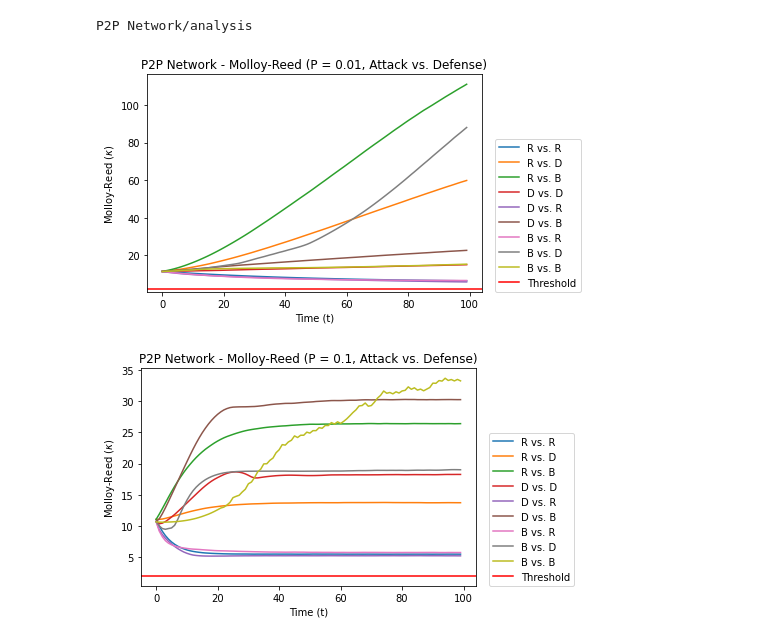
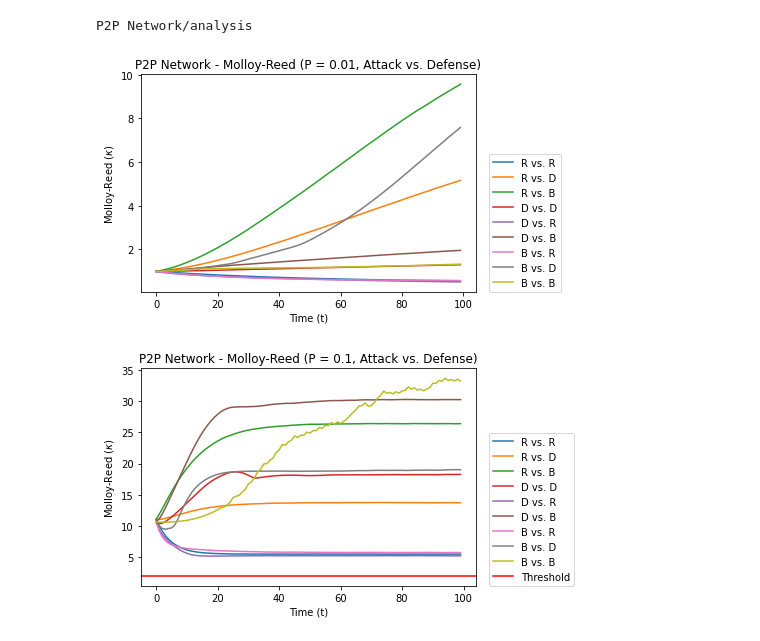
Before and after one commit to tonyrunqihuang/18755-Projects-Network-Destroy-Repair-Game, a Jupyter notebook: experiment/Analysis.ipynb, the cells around one changed output. Cells and saved outputs as stored; diff of their text form; code cells hidden in the pictures.

```diff
--- a/experiment/Analysis.ipynb
+++ b/experiment/Analysis.ipynb
@@ -38,45 +38,45 @@ def molloy_reed_plot(name, p):
     m8 = np.load(os.path.join(name, "Betweenness Attack vs. Degree Defense", str(p), "molloy_reed_result.npy"))
     m9 = np.load(os.path.join(name, "Betweenness Attack vs. Betweenness Defense", str(p), "molloy_reed_result.npy"))
 
 
-    m1 = [(m1[i]+m1[i+1])/2 for i in range(0, len(m1)-1, 2)]
-    m2 = [(m2[i]+m2[i+1])/2 for i in range(0, len(m2)-1, 2)]
-    m3 = [(m3[i]+m3[i+1])/2 for i in range(0, len(m3)-1, 2)]
-    m4 = [(m4[i]+m4[i+1])/2 for i in range(0, len(m4)-1, 2)]
-    m5 = [(m5[i]+m5[i+1])/2 for i in range(0, len(m5)-1, 2)]
-    m6 = [(m6[i]+m6[i+1])/2 for i in range(0, len(m6)-1, 2)]
-    m7 = [(m7[i]+m7[i+1])/2 for i in range(0, len(m7)-1, 2)]
-    m8 = [(m8[i]+m8[i+1])/2 for i in range(0, len(m8)-1, 2)]
-    m9 = [(m9[i]+m9[i+1])/2 for i in range(0, len(m9)-1, 2)]
+    m1 = [(m1[i]+m1[i+1])/2 / m1[0] for i in range(0, len(m1)-1, 2)]
+    m2 = [(m2[i]+m2[i+1])/2 / m2[0] for i in range(0, len(m2)-1, 2)]
+    m3 = [(m3[i]+m3[i+1])/2 / m3[0] for i in range(0, len(m3)-1, 2)]
+    m4 = [(m4[i]+m4[i+1])/2 / m4[0] for i in range(0, len(m4)-1, 2)]
+    m5 = [(m5[i]+m5[i+1])/2 / m5[0] for i in range(0, len(m5)-1, 2)]
+    m6 = [(m6[i]+m6[i+1])/2 / m6[0] for i in range(0, len(m6)-1, 2)]
+    m7 = [(m7[i]+m7[i+1])/2 / m7[0] for i in range(0, len(m7)-1, 2)]
+    m8 = [(m8[i]+m8[i+1])/2 / m8[0] for i in range(0, len(m8)-1, 2)]
+    m9 = [(m9[i]+m9[i+1])/2 / m9[0] for i in range(0, len(m9)-1, 2)]
 
     fig_name = 'Molloy Reed (p=' + str(p) + ').png'
 
     plt.figure()
     plt.plot(np.arange(len(m1)), m1, label = "R vs. R")
     plt.plot(np.arange(len(m2)), m2, label = "R vs. D")
     plt.plot(np.arange(len(m3)), m3, label = "R vs. B")
     plt.plot(np.arange(len(m4)), m4, label = "D vs. D")
     plt.plot(np.arange(len(m5)), m5, label = "D vs. R")
     plt.plot(np.arange(len(m6)), m6, label = "D vs. B")
     plt.plot(np.arange(len(m7)), m7, label = "B vs. R")
     plt.plot(np.arange(len(m8)), m8, label = "B vs. D")
     plt.plot(np.arange(len(m9)), m9, label = "B vs. B")
-    plt.axhline(y=2, color='r', linestyle='-', label = 'Threshold')
+#     plt.axhline(y=2, color='r', linestyle='-', label = 'Threshold')
     plt.xlabel('Time (t)')
     plt.ylabel('Molloy-Reed ($\kappa$)')
     plt.title('{} - Molloy-Reed (P = {}, Attack vs. Defense)'.format(name, p))
 
 #     plt.ylim(0,200)
 #     plt.legend(ncol=10, loc=(1.04, 0))
     plt.legend(loc=(1.04, 0))
 
-    plt.savefig(os.path.join(save_dir, fig_name), format="PNG", dpi=300, bbox_inches='tight')
+#     plt.savefig(os.path.join(save_dir, fig_name), format="PNG", dpi=300, bbox_inches='tight')
     plt.show()
     plt.close()
 
 molloy_reed_plot(name, 0.01)
 # %% [output]
-[figure, old version]
+[figure, new version]
 # %%
 # network visualization
 
```
Also changed, not shown: parts of 5 cells of this notebook, 3 other files.
